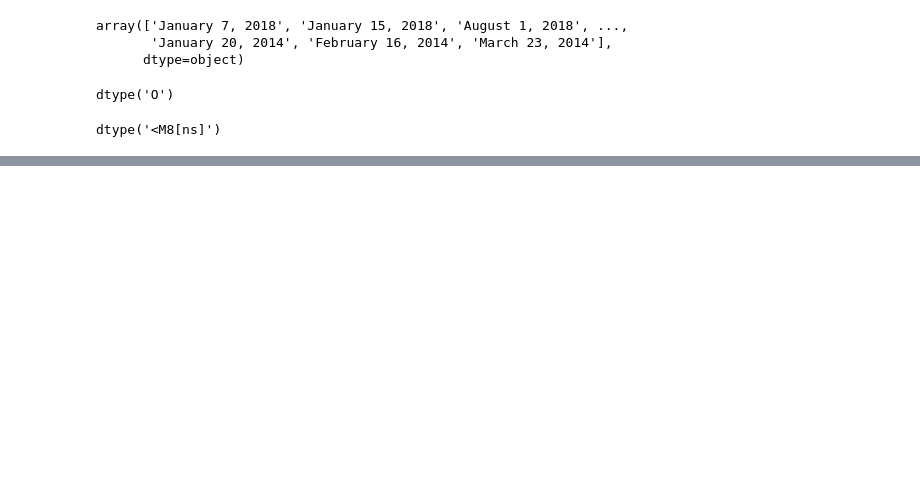
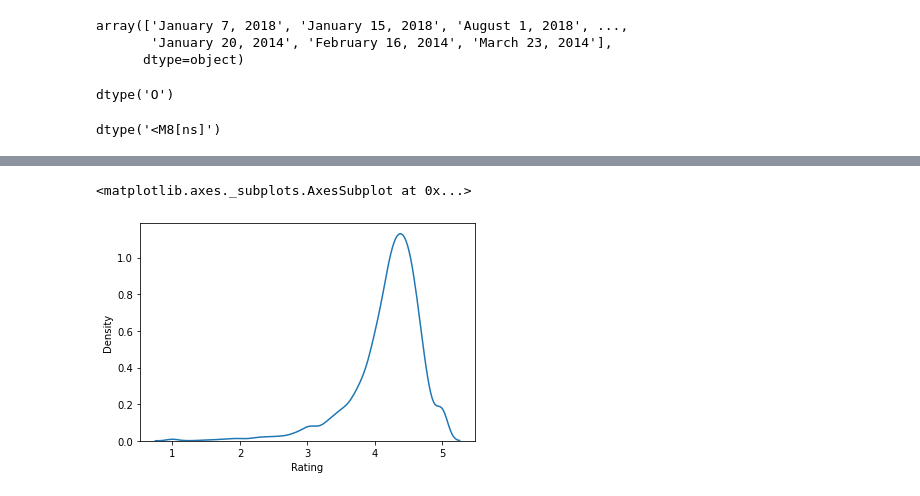
Before and after one commit to prasath9944/EDA, a Jupyter notebook: PlayStoreEDA_FE.ipynb, the cells around one changed output, grey strips where cells are left out. Cells and saved outputs as stored; diff of their text form; code cells hidden in the pictures; blank space fills up the shorter version.

```diff
--- a/PlayStoreEDA_FE.ipynb
+++ b/PlayStoreEDA_FE.ipynb
@@ -521,3 +521,5 @@ Data columns (total 16 columns):
  15  year            10840 non-null  int64
 dtypes: float64(3), int64(5), object(8)
 memory usage: 1.3+ MB
+# %%
+df=data.copy()
@@ -523,0 +679,2 @@ memory usage: 1.3+ MB
+# %%
+df=df.drop_duplicates()
@@ -523,0 +689,3 @@ memory usage: 1.3+ MB
+# %%
+numeric_features=[feature for feature in df.columns if df[feature].dtype!='O']
+categorical_features=[feature for feature in df.columns if df[feature].dtype=='O']
@@ -523,0 +734,3 @@ memory usage: 1.3+ MB
+# %%
+num_df=df[numeric_features]
+cat_df=df[categorical_features]
@@ -523,0 +746,5 @@ memory usage: 1.3+ MB
+# %%
+sns.kdeplot(num_df['Rating'])
+# %% [output]
+<matplotlib.axes._subplots.AxesSubplot at 0x...>
+[figure, added]
```
Also changed, not shown: parts of 53 cells of this notebook.
